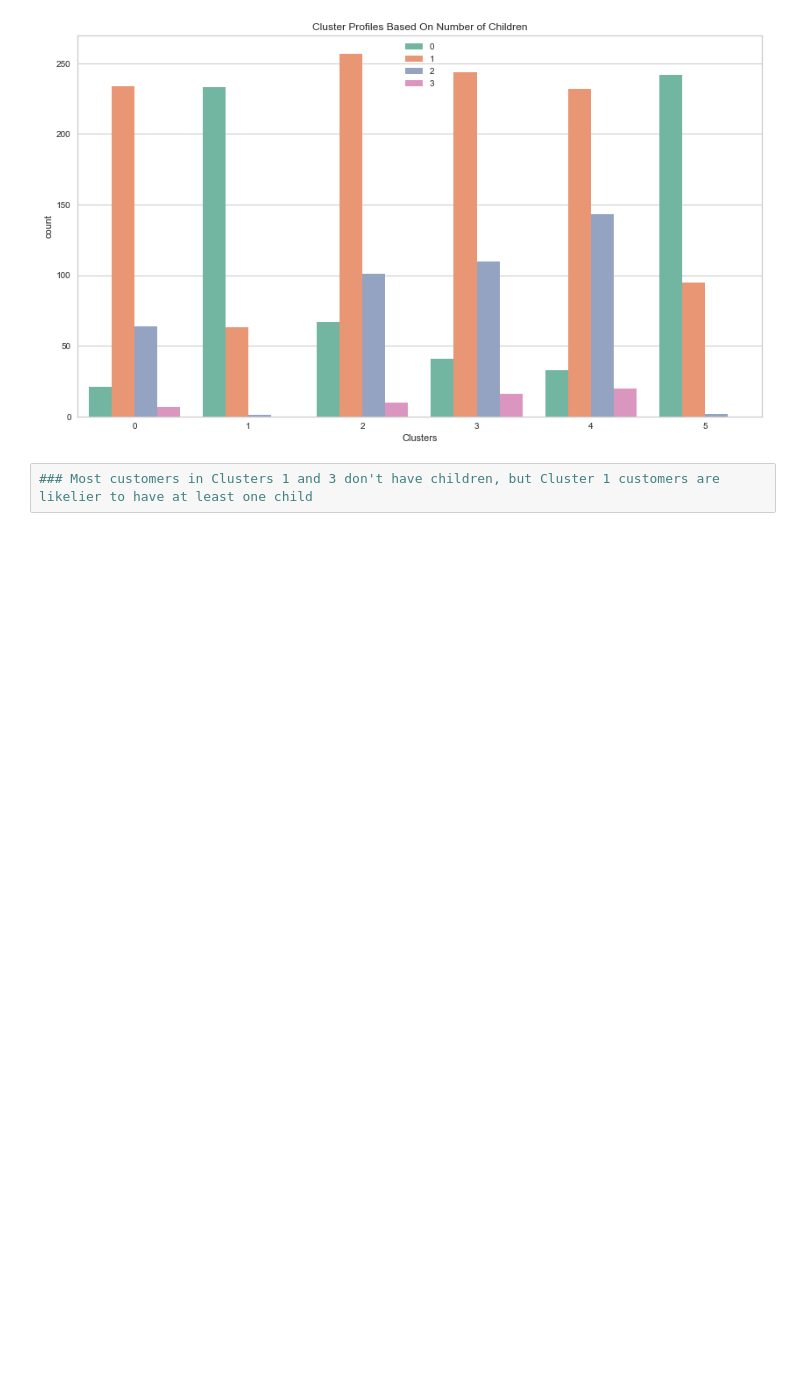
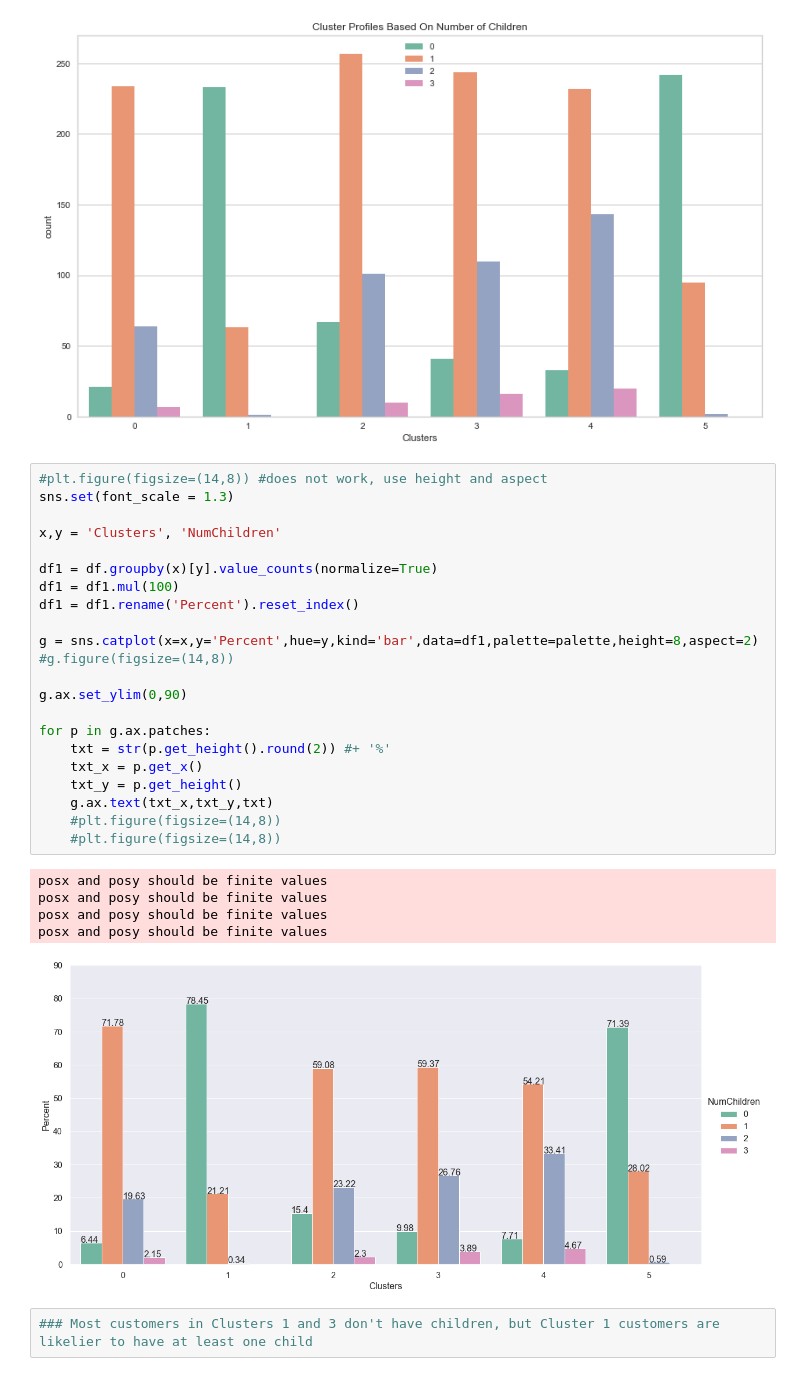
Before and after one commit to dapopov-st/store-customer-segmentation, a Jupyter notebook: 002_Segmentation_and_Takeaways.ipynb, the cells around one changed output. Saved outputs shown, nothing was run; the diff lists cells and outputs as text; blank space fills up the shorter version.

Commit message:
add percent to NumChildren

```diff
--- a/002_Segmentation_and_Takeaways.ipynb
+++ b/002_Segmentation_and_Takeaways.ipynb
@@ -463,6 +463,34 @@ plt.legend()
 plt.show()
 # %% [output]
 [figure]
+# %%
+#plt.figure(figsize=(14,8)) #does not work, use height and aspect
+sns.set(font_scale = 1.3)
+
+x,y = 'Clusters', 'NumChildren'
+
+df1 = df.groupby(x)[y].value_counts(normalize=True)
+df1 = df1.mul(100)
+df1 = df1.rename('Percent').reset_index()
+
+g = sns.catplot(x=x,y='Percent',hue=y,kind='bar',data=df1,palette=palette,height=8,aspect=2)
+#g.figure(figsize=(14,8))
+
+g.ax.set_ylim(0,90)
+
+for p in g.ax.patches:
+    txt = str(p.get_height().round(2)) #+ '%'
+    txt_x = p.get_x()
+    txt_y = p.get_height()
+    g.ax.text(txt_x,txt_y,txt)
+    #plt.figure(figsize=(14,8))
+    #plt.figure(figsize=(14,8))
+# %% [output]
+posx and posy should be finite values
+posx and posy should be finite values
+posx and posy should be finite values
+posx and posy should be finite values
+[figure, added]
 # %%
 ### Most customers in Clusters 1 and 3 don't have children, but Cluster 1 customers are likelier to have at least one child
 # %%
```
Also changed, not shown: 1 other file.
